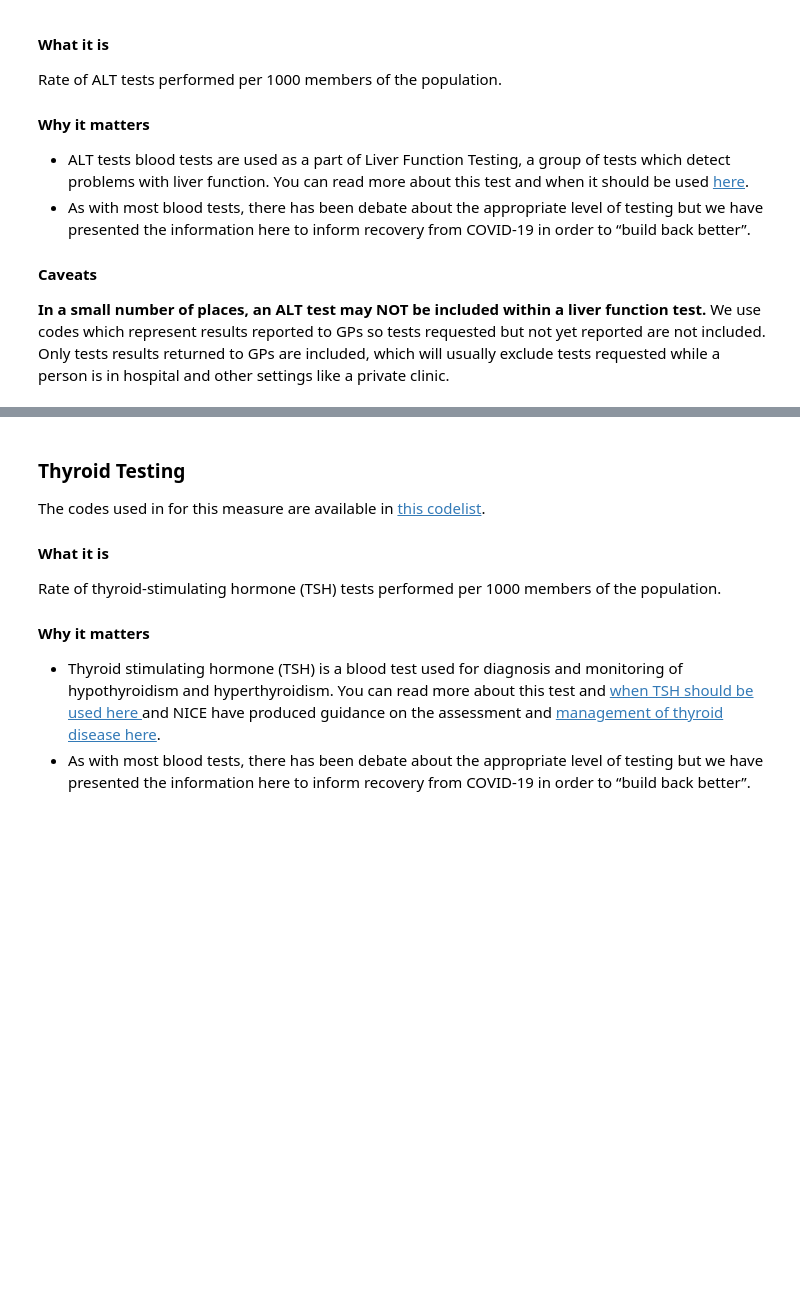
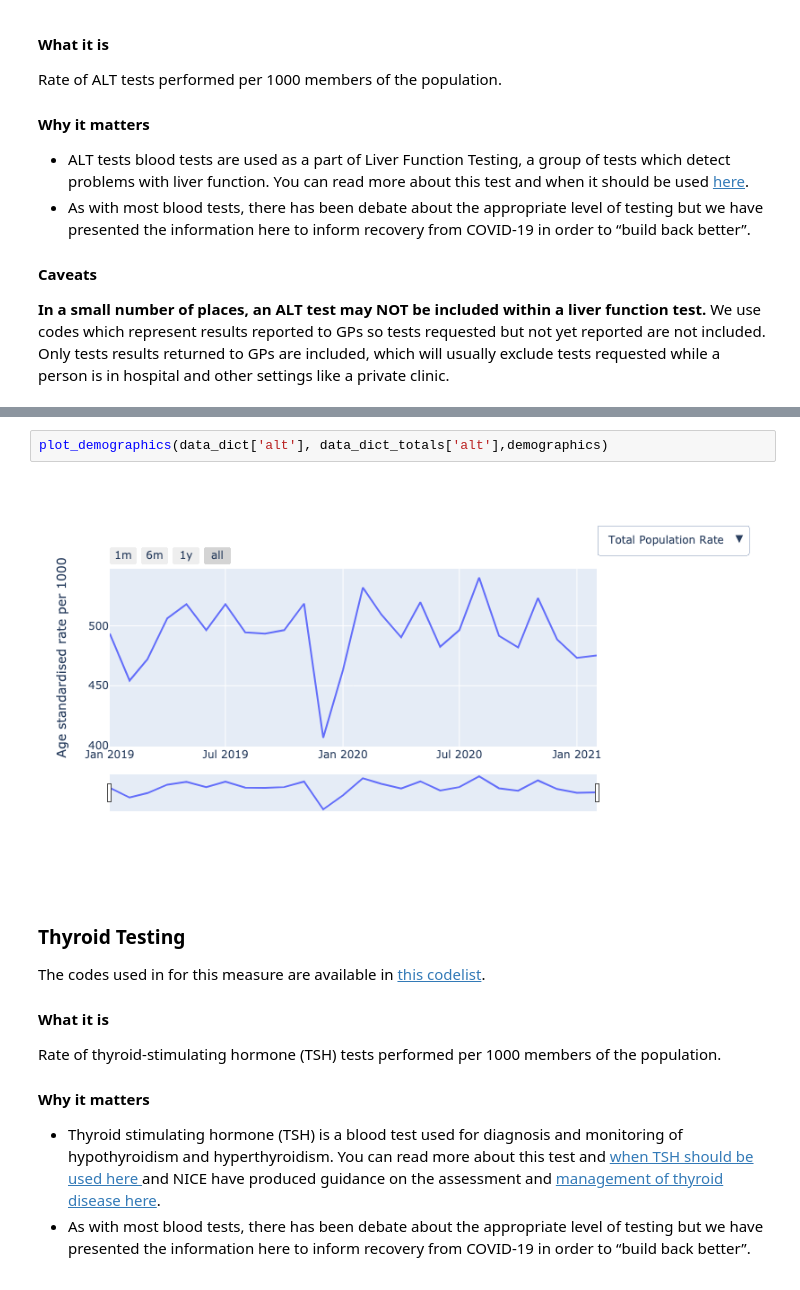
Before and after one commit to opensafely/SRO-Measures, a Jupyter notebook: notebooks/sentinel_measures_demographics.ipynb, the cells around one changed output, grey strips where cells are left out. Saved outputs shown, nothing was run; the diff lists cells and outputs as text; blank space fills up the shorter version.

```diff
--- a/notebooks/sentinel_measures_demographics.ipynb
+++ b/notebooks/sentinel_measures_demographics.ipynb
@@ -148,3 +267,7 @@ Total patients: 0.01M (0.01M events)
+# %%
+plot_demographics(data_dict['alt'], data_dict_totals['alt'],demographics)
+# %% [output]
+[figure, added]
 # %% [markdown]
 <a id="serum_tsh"></a>
 ### Thyroid Testing
```
Also changed, not shown: parts of 22 cells of this notebook.
